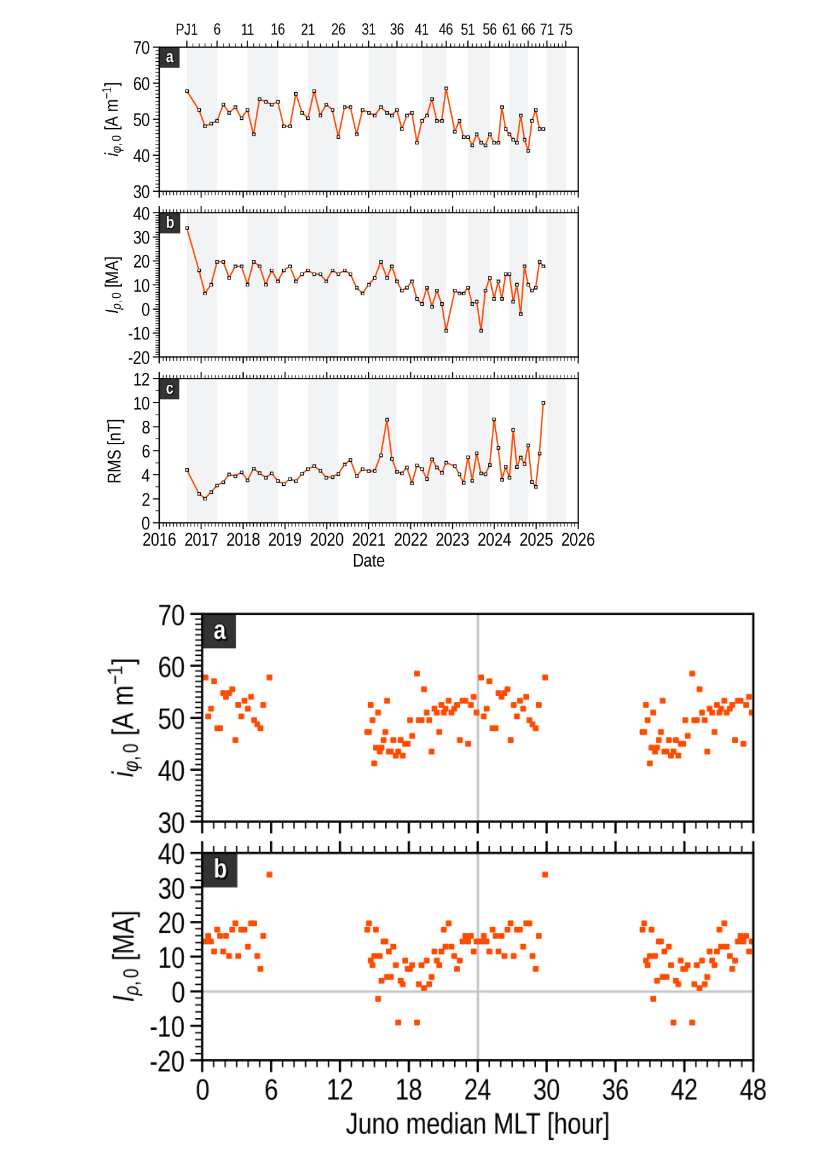
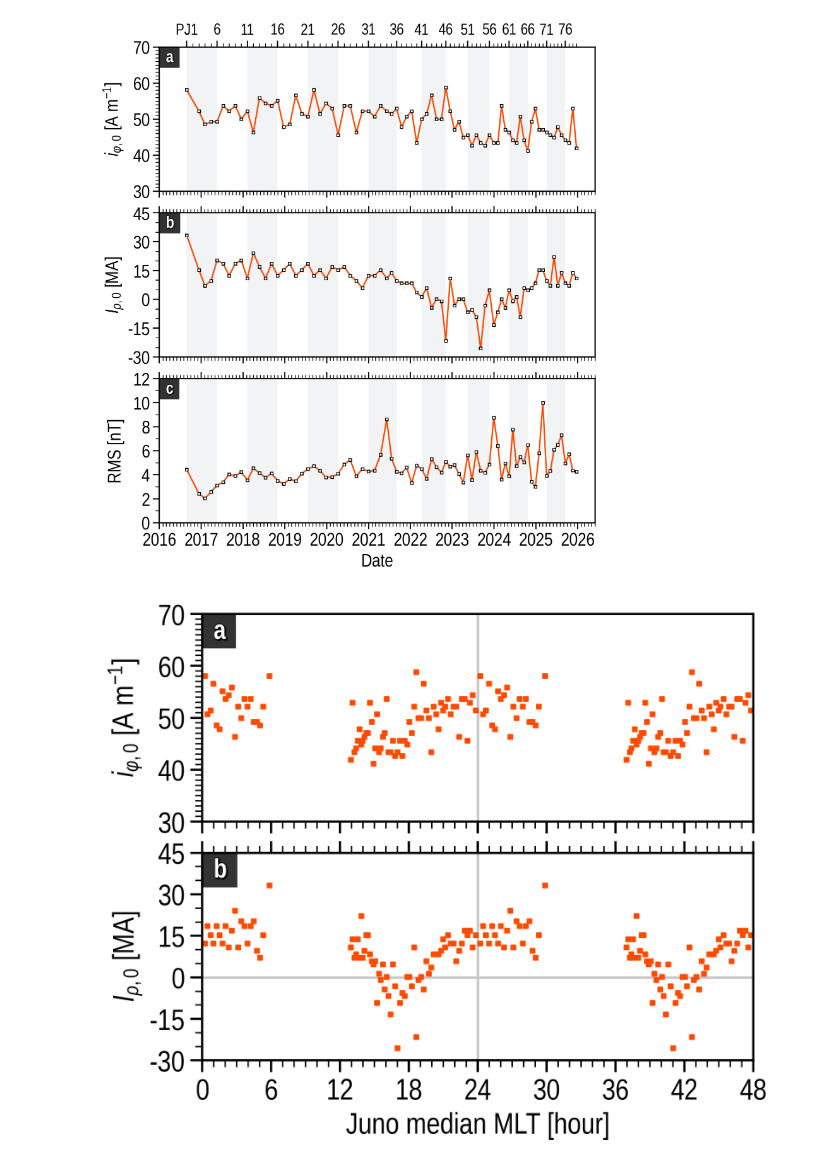
Before and after one commit to ShinnosukeSatoh/NewCurrentSheetModel, a Jupyter notebook: MAG_currentsheet_rms_3.ipynb, the cells around one changed output. Saved outputs shown, nothing was run; the diff lists cells and outputs as text; code cells hidden in the pictures.

```diff
--- a/MAG_currentsheet_rms_3.ipynb
+++ b/MAG_currentsheet_rms_3.ipynb
@@ -90,15 +93,18 @@ PJ_list = [1, 3, 4, 5,
            16, 17, 18, 19, 20,
            21, 22, 23, 24, 25,
            26, 27, 28, 29, 30,
-           32, 33, 34, 35,
+           31, 32, 33, 34, 35,
            36, 37, 38, 39, 40,
            41, 42, 43, 44, 45,
-           46, 48, 49, 50,
+           46, 47, 48, 49, 50,
            51, 52, 53, 54, 55,
            56, 57, 58, 59, 60,
            61, 62, 63, 64, 65,
-           66, 67, 68, 69, 70]
-f0 = np.loadtxt('results/insitu_fit/result_PJ' +
+           66, 67, 68, 69, 70,
+           72, 73, 74, 75,
+           76, 77, 78, 79]
+dir = 'results/insitu_fit'
+f0 = np.loadtxt(dir+'/result_PJ' +
                 str(PJ_list[0]).zfill(2)+'_PJ'+str(PJ_list[-1]).zfill(2)+'.txt')
 # %%
 # %% Juno's perijove times
@@ -234,6 +240,12 @@ JUNO_PJ_TIMES = [
         '2025-08-13 07:04', '%Y-%m-%d %H:%M'),
     datetime.datetime.strptime(
         '2025-09-14 23:52', '%Y-%m-%d %H:%M'),
+    datetime.datetime.strptime(
+        '2025-10-17 16:04', '%Y-%m-%d %H:%M'),
+    datetime.datetime.strptime(
+        '2025-11-19 08:37', '%Y-%m-%d %H:%M'),
+    datetime.datetime.strptime(
+        '2025-12-22 01:14', '%Y-%m-%d %H:%M'),
 ]
 JUNO_PJ_LABELS = ['PJ1', '', '', '', '',
                   '6', '', '', '', '',
@@ -250,7 +262,7 @@ JUNO_PJ_LABELS = ['PJ1', '', '', '', '',
                   '61', '', '', '', '',
                   '66', '', '', '', '',
                   '71', '', '', '', '',
-                  '75']
+                  '76', '', '', '',]
 # %%
 # %% ================================
 # 横軸: date / 縦軸: 電流の沿磁力線積分値
@@ -264,7 +276,7 @@ F.hspace = 0.15
 F.initialize()
 
 sxmin = '2016-01-01'
-sxmax = '2026-01-01'
+sxmax = '2026-06-01'
 xmin = datetime.datetime.strptime(sxmin, '%Y-%m-%d')
 xmax = datetime.datetime.strptime(sxmax, '%Y-%m-%d')
 xticks = [datetime.datetime.strptime('2016-01-01', '%Y-%m-%d'),
@@ -297,10 +309,10 @@ F.set_yaxis(ax_idx=0,
             minor_num=10,)
 F.set_yaxis(ax_idx=1,
             label=r'$I_{\rho, 0}$ [MA]',
-            min=-20.0, max=40,
-            ticks=np.arange(-20, 40+1, 10),
-            ticklabels=np.arange(-20, 40+1, 10),
-            minor_num=10,)
+            min=-30.0, max=45,
+            ticks=np.arange(-30, 45+1, 15),
+            ticklabels=np.arange(-30, 45+1, 15),
+            minor_num=3,)
 F.set_yaxis(ax_idx=2,
             label=r'RMS [nT]',
             min=0.0, max=12,
@@ -318,13 +330,13 @@ F.ax[0].plot(pj_2_date, f0[:, 1]*1E+6,
              zorder=2)
 
 # Radial current
-F.ax[1].plot(pj_2_date, f0[:, 2],
+F.ax[1].plot(pj_2_date, f0[:, 3],
              marker='s', color=UC.red, markersize=3,
              linewidth=1.7, markeredgecolor='k', markerfacecolor='w',
              zorder=2)
 
 # RMS
-F.ax[2].plot(pj_2_date, f0[:, 3],
+F.ax[2].plot(pj_2_date, f0[:, 5],
              marker='s', color=UC.red, markersize=3,
              linewidth=1.7, markeredgecolor='k', markerfacecolor='w',
              zorder=2)
@@ -371,7 +383,7 @@ plt.show()
 F.close()
 plt.close()
 # %% [output]
-[figure, old version]
+[figure, new version]
 # %%
 F = ShareXaxis()
 F.fontsize = 19
@@ -380,37 +392,37 @@ F.fontname = 'Liberation Sans Narrow'
 F.set_figparams(nrows=2, figsize=(6.0, 5.0), dpi='XL')
 F.hspace = 0.15
 F.initialize()
 
 xticks = np.arange(0, 48+1, 6)
 xticklabels = np.arange(0, 48+1, 6, dtype=int)
 
 F.set_xaxis(label=r'Juno median MLT [hour]',
             min=0.0, max=48.0,
             ticks=xticks,
             ticklabels=xticklabels,
             minor_num=6)
 F.set_yaxis(ax_idx=0,
             label=r'$i_{\varphi,0}$ [A m$^{-1}$]',
             min=30.0, max=70.0,
             ticks=np.arange(30, 70+1, 10),
             ticklabels=np.arange(30, 70+1, 10, dtype=int),
             minor_num=10,)
 F.set_yaxis(ax_idx=1,
             label=r'$I_{\rho, 0}$ [MA]',
-            min=-20.0, max=40,
-            ticks=np.arange(-20, 40+1, 10),
-            ticklabels=np.arange(-20, 40+1, 10),
-            minor_num=5,)
+            min=-30.0, max=45,
+            ticks=np.arange(-30, 45+1, 15),
+            ticklabels=np.arange(-30, 45+1, 15),
+            minor_num=3,)
 
 for i in range(2):
-    F.ax[0].scatter(f0[:, 4]+24.0*i, f0[:, 1]*1E+6,
+    F.ax[0].scatter(f0[:, 6]+24.0*i, f0[:, 1]*1E+6,
                     s=6.0, marker='s', color=UC.red)
-    F.ax[1].scatter(f0[:, 4]+24.0*i, f0[:, 2],
+    F.ax[1].scatter(f0[:, 6]+24.0*i, f0[:, 3],
                     s=6.0, marker='s', color=UC.red)
 
 
 for i in range(2):
     F.ax[i].axhline(y=0, color=UC.lightgray, zorder=0.9)
     F.ax[i].axvline(x=24.0, color=UC.lightgray, zorder=0.9)
 # %% [output]
-[figure, old version]
+[figure, new version]
```
Also changed, not shown: parts of 2 cells of this notebook, 8 other files.
